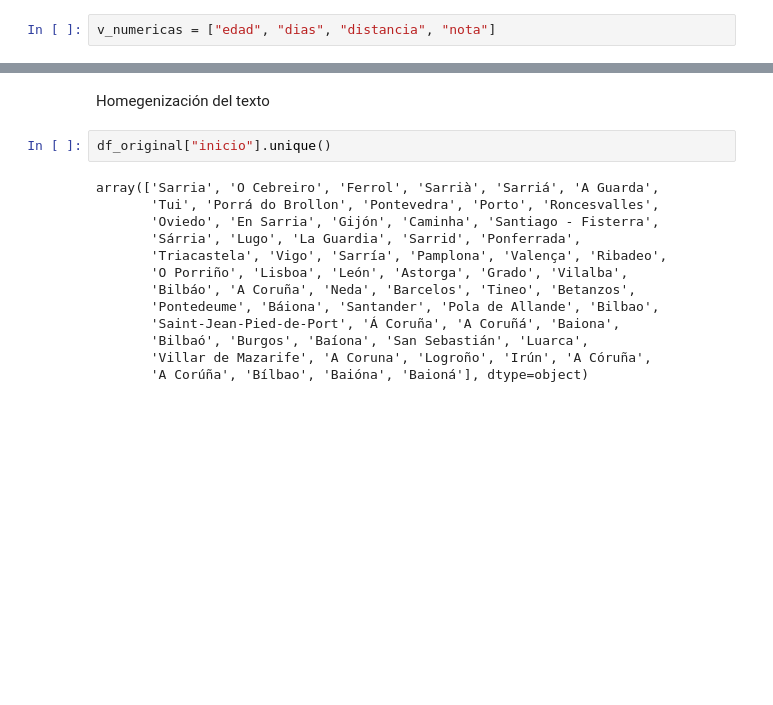
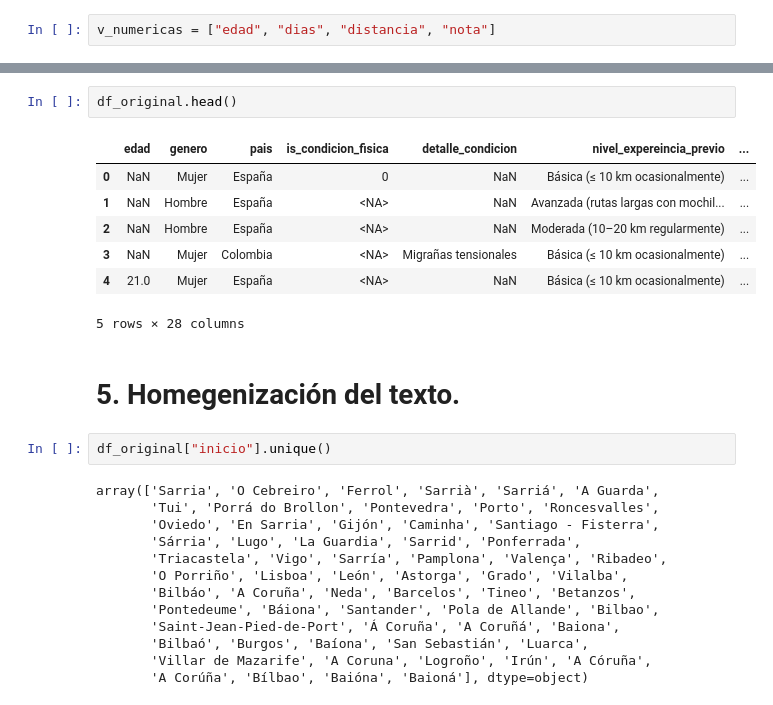
Before and after one commit to Valeriavinasl/ucm-tfm, a Jupyter notebook: notebooks/Limpieza.ipynb, the cells around one changed output, grey strips where cells are left out. Drawn from its saved outputs; the diff is of its cells as text; blank space fills up the shorter version.

```diff
--- a/notebooks/Limpieza.ipynb
+++ b/notebooks/Limpieza.ipynb
@@ -219,5 +248,15 @@ for col in v_binarias:
+# %%
+df_original.head()
+# %% [output]
+|  | edad | genero | pais | is_condicion_fisica | detalle_condicion | nivel_expereincia_previo | ... |
+| 0 | NaN | Mujer | España | 0 | NaN | Básica (≤ 10 km ocasionalmente) | ... |
+| 1 | NaN | Hombre | España | <NA> | NaN | Avanzada (rutas largas con mochil... | ... |
+| 2 | NaN | Hombre | España | <NA> | NaN | Moderada (10–20 km regularmente) | ... |
+| 3 | NaN | Mujer | Colombia | <NA> | Migrañas tensionales | Básica (≤ 10 km ocasionalmente) | ... |
+| 4 | 21.0 | Mujer | España | <NA> | NaN | Básica (≤ 10 km ocasionalmente) | ... |
+5 rows × 28 columns
 # %% [markdown]
-Homegenización del texto
+# 5. Homegenización del texto.
 # %%
 df_original["inicio"].unique()
 # %% [output]
```
Also changed, not shown: parts of 15 cells of this notebook.
